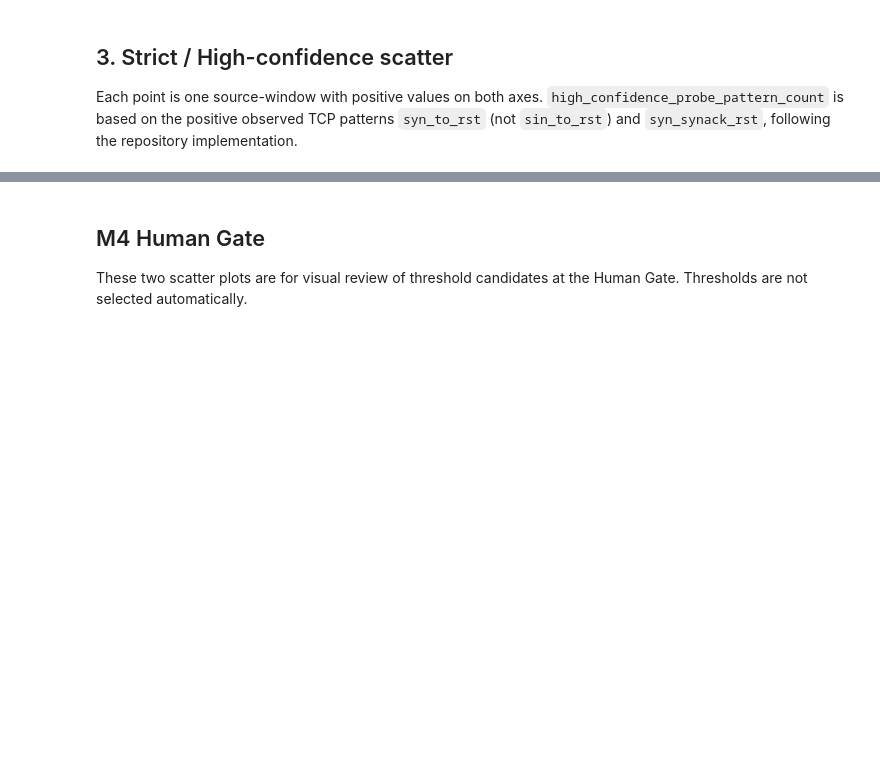
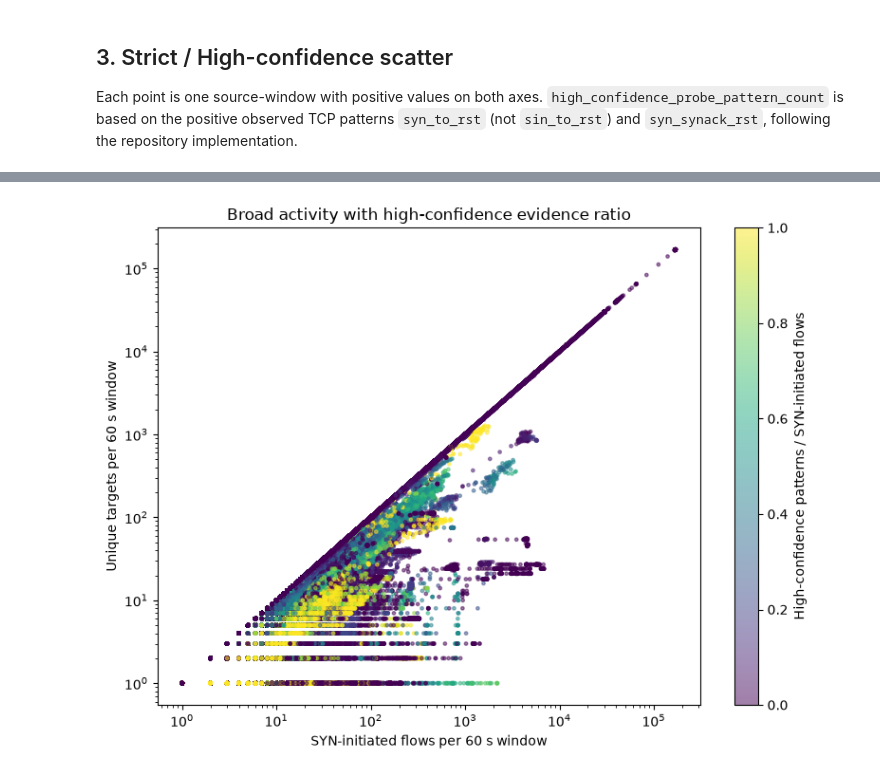
Before and after one commit to ShuntaSakai/mawi-global-analysis, a Jupyter notebook: notebooks/01_scan_threshold_exploration.ipynb, the cells around one changed output, grey strips where cells are left out. Saved outputs shown, nothing was run; the diff lists cells and outputs as text; code cells hidden in the pictures; blank space fills up the shorter version.

```diff
--- a/notebooks/01_scan_threshold_exploration.ipynb
+++ b/notebooks/01_scan_threshold_exploration.ipynb
@@ -140,4 +152,38 @@ N=200, M=100: 766 windows, 54 sources
-# %% [markdown]
-## M4 Human Gate
-
-These two scatter plots are for visual review of threshold candidates at the Human Gate. Thresholds are not selected automatically.
+# %%
+plot_df = windows.loc[
+    (windows["syn_initiated_flow_count"] > 0)
+    & (windows["unique_targets"] > 0)
+].copy()
+
+plot_df["high_confidence_ratio"] = (
+    plot_df["high_confidence_probe_pattern_count"]
+    / plot_df["syn_initiated_flow_count"]
+)
+
+fig, ax = plt.subplots(figsize=(8, 6))
+
+sc = ax.scatter(
+    plot_df["syn_initiated_flow_count"],
+    plot_df["unique_targets"],
+    c=plot_df["high_confidence_ratio"],
+    s=6,
+    alpha=0.5,
+    cmap="viridis",
+)
+
+ax.set_xscale("log")
+ax.set_yscale("log")
+
+ax.set_xlabel("SYN-initiated flows per 60 s window")
+ax.set_ylabel("Unique targets per 60 s window")
+ax.set_title("Broad activity with high-confidence evidence ratio")
+
+cbar = plt.colorbar(sc, ax=ax)
+cbar.set_label(
+    "High-confidence patterns / SYN-initiated flows"
+)
+
+plt.tight_layout()
+plt.show()
+# %% [output]
+[figure, added]
```
Also changed, not shown: parts of 3 cells of this notebook.
